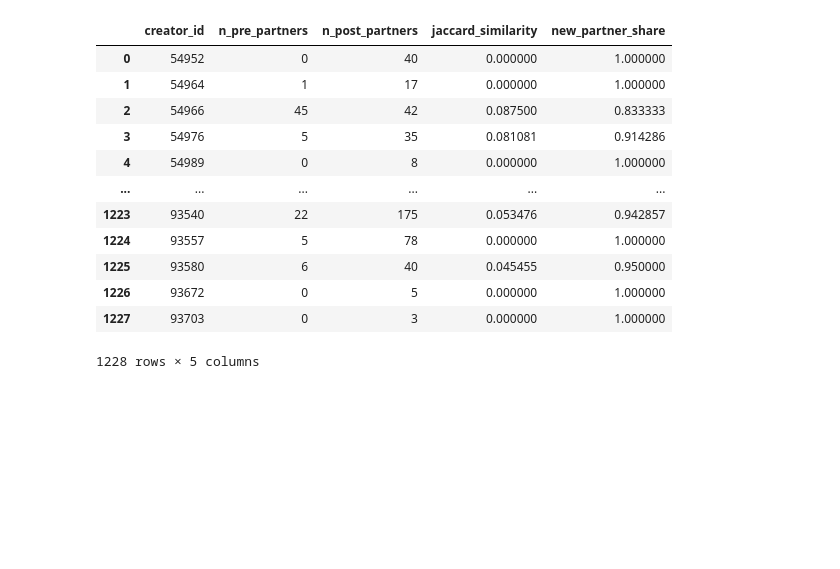
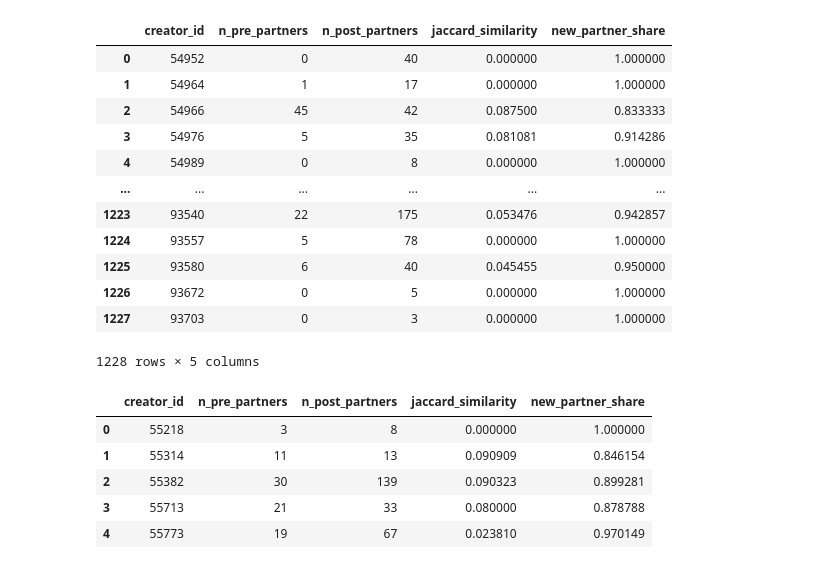
Before and after one commit to catchshashank/network-dynamics, a Jupyter notebook: notebooks/status-network.ipynb, the cells around one changed output. Cells and saved outputs as stored; diff of their text form; code cells hidden in the pictures; blank space fills up the shorter version.

```diff
--- a/notebooks/status-network.ipynb
+++ b/notebooks/status-network.ipynb
@@ -431,3 +431,18 @@ display(partner_switching_metrics(build_interactions(comments, favoritings), com
 | 1226 | 93672 | 0 | 5 | 0.000000 | 1.000000 |
 | 1227 | 93703 | 0 | 3 | 0.000000 | 1.000000 |
 1228 rows × 5 columns
+# %%
+switch_metrics = partner_switching_metrics(
+    interactions=build_interactions(comments, favoritings),
+    tcross=compute_tcross(prep_affiliations(affiliations), creators),
+    min_pre_partners=3   # optional robustness filter
+)
+
+switch_metrics.head()
+# %% [output]
+|  | creator_id | n_pre_partners | n_post_partners | jaccard_similarity | new_partner_share |
+| 0 | 55218 | 3 | 8 | 0.000000 | 1.000000 |
+| 1 | 55314 | 11 | 13 | 0.090909 | 0.846154 |
+| 2 | 55382 | 30 | 139 | 0.090323 | 0.899281 |
+| 3 | 55713 | 21 | 33 | 0.080000 | 0.878788 |
+| 4 | 55773 | 19 | 67 | 0.023810 | 0.970149 |
```
Also changed, not shown: parts of 1 cell of this notebook.
